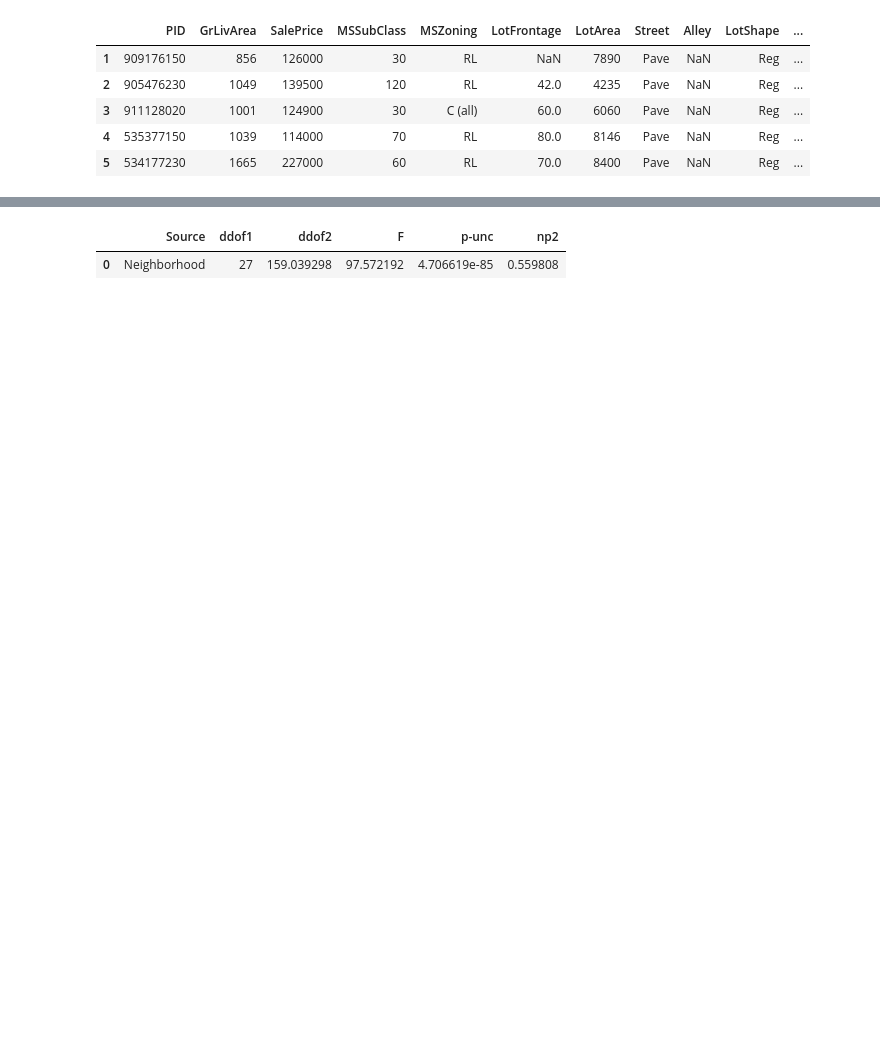
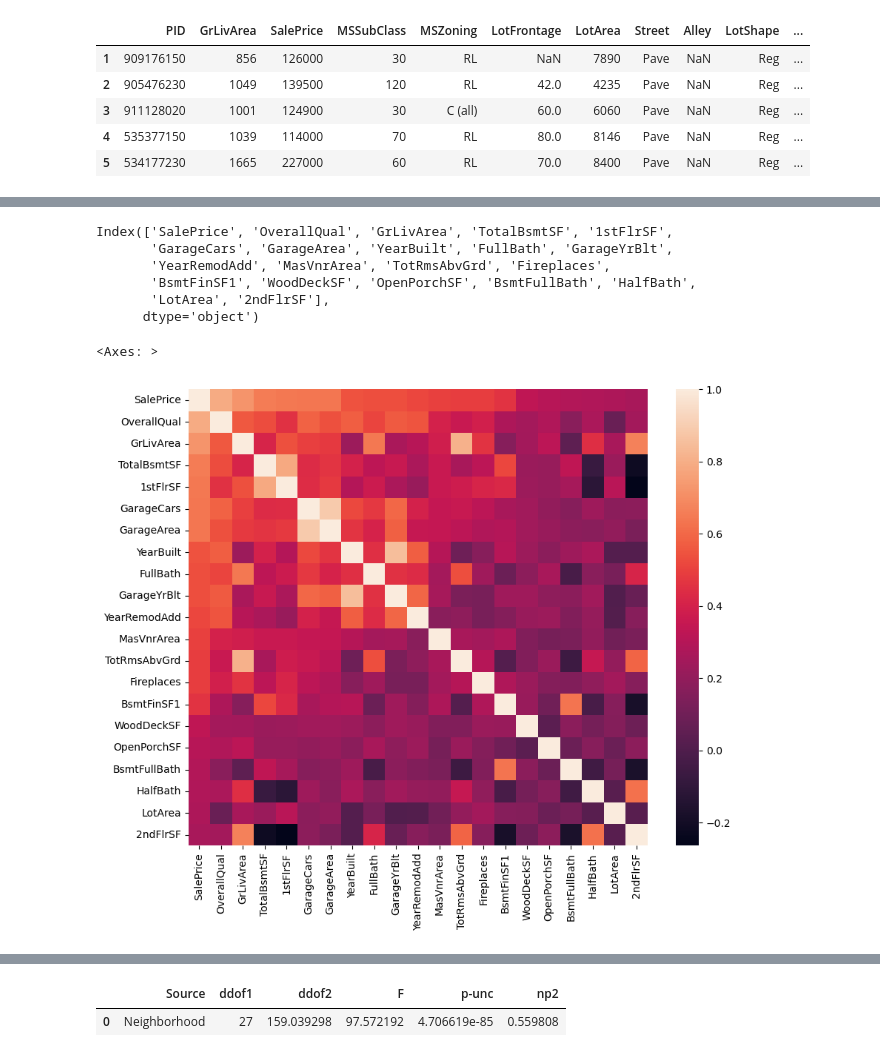
Before and after one commit to ersdanforth/ames_housing, a Jupyter notebook: EDA.ipynb, the cells around one changed output, grey strips where cells are left out. Cells and saved outputs as stored; diff of their text form; code cells hidden in the pictures; blank space fills up the shorter version.

```diff
--- a/EDA.ipynb
+++ b/EDA.ipynb
@@ -86,0 +109,4 @@ obj_features
+# %%
+corrmatrix = housing.corr()
+sorted_corrs = corrmatrix['SalePrice'].abs().sort_values(ascending=False)
+sorted_corrs
@@ -86,0 +131,17 @@ obj_features
+# %%
+strong_corrs.index
+# %% [output]
+Index(['SalePrice', 'OverallQual', 'GrLivArea', 'TotalBsmtSF', '1stFlrSF',
+       'GarageCars', 'GarageArea', 'YearBuilt', 'FullBath', 'GarageYrBlt',
+       'YearRemodAdd', 'MasVnrArea', 'TotRmsAbvGrd', 'Fireplaces',
+       'BsmtFinSF1', 'WoodDeckSF', 'OpenPorchSF', 'BsmtFullBath', 'HalfBath',
+       'LotArea', '2ndFlrSF'],
+      dtype='object')
+# %%
+strong_corrs=sorted_corrs[sorted_corrs>.25] # define threshold for strong correlation
+corrmatrix=housing[strong_corrs.index].corr()
+fig,ax=plt.subplots(figsize=(10,8))
+sns.heatmap(corrmatrix,ax=ax)
+# %% [output]
+<Axes: >
+[figure, added]
```
Also changed, not shown: parts of 57 cells of this notebook, 1 other file.
